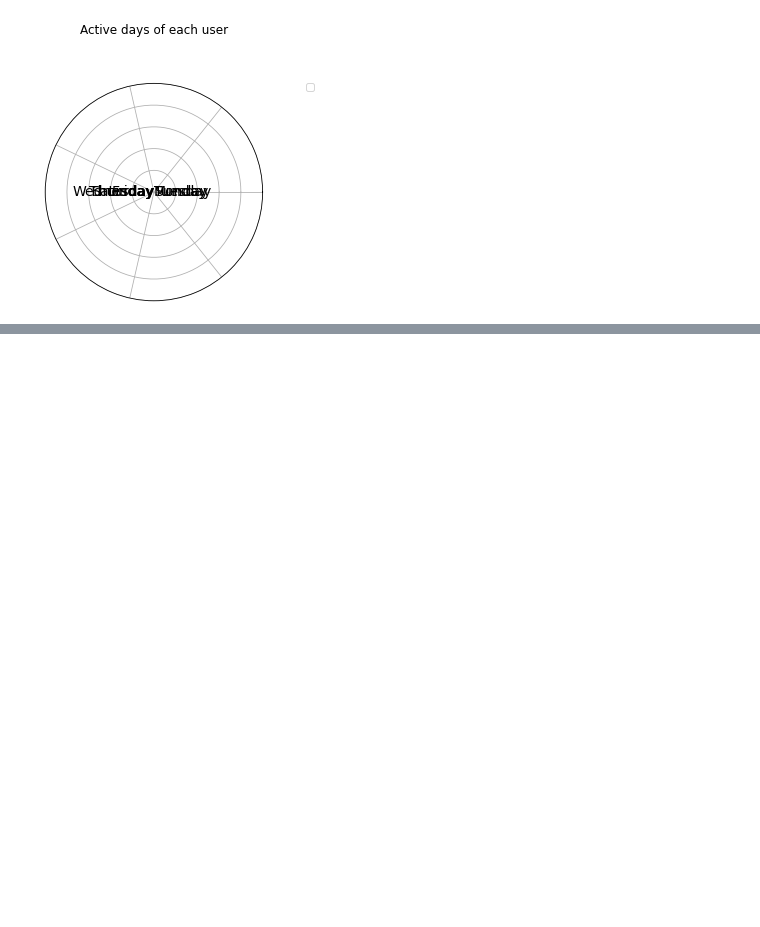
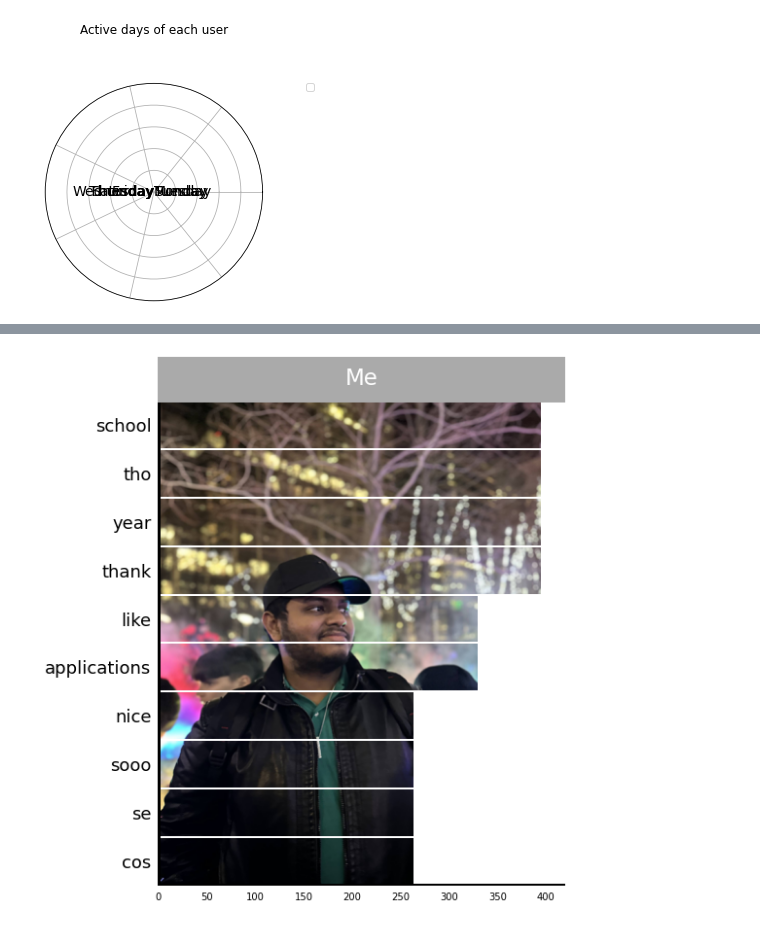
Before and after one commit to sabiqsabry/bawt, a Jupyter notebook: main.ipynb, the cells around one changed output, grey strips where cells are left out. Cells and saved outputs as stored; diff of their text form; code cells hidden in the pictures; blank space fills up the shorter version.

```diff
--- a/main.ipynb
+++ b/main.ipynb
@@ -125,0 +136,12 @@ ShuaibWork
+# %%
+tf_idf.plot_unique_words(unique_words,
+                         user='Lela',
+                         image_path='/content/drive/MyDrive/Colab Notebooks/bawt - chat behaviour analysis/images/IMG_6435.jpg', # use '../images/mask.png' to use the standard image
+                         image_url=None,
+                         title="Me",
+                         title_color="white",
+                         title_background='#AAAAAA',
+                         width=400,
+                         height=500)
+# %% [output]
+[figure, added]
```
Also changed, not shown: parts of 18 cells of this notebook.
